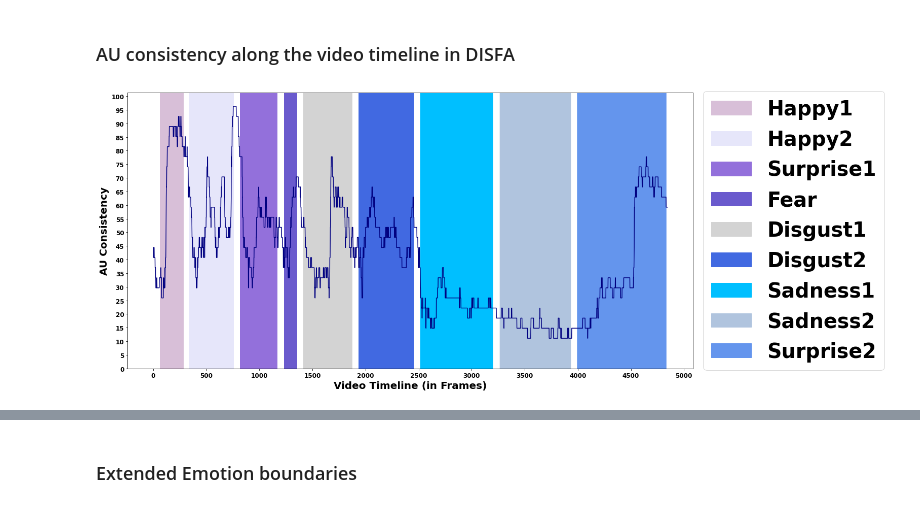
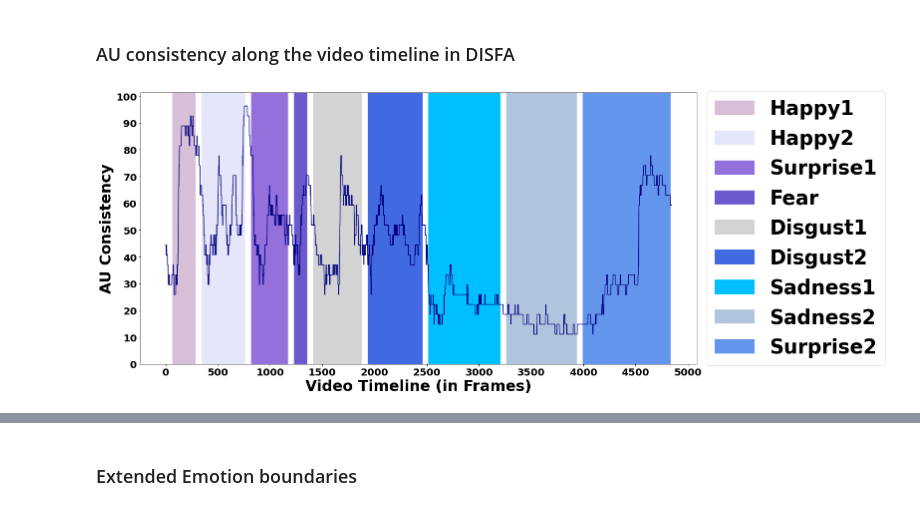
Before and after one commit to Shivansh-ct/Consistent-Keypoints, a Jupyter notebook: analysis_AU_consistency.ipynb, the cells around one changed output, grey strips where cells are left out. Drawn from its saved outputs; the diff is of its cells as text; code cells hidden in the pictures.

```diff
--- a/analysis_AU_consistency.ipynb
+++ b/analysis_AU_consistency.ipynb
@@ -8,38 +8,38 @@ AU_consistency = 100*ori_AU_consistency/27
 # %% [markdown]
 ### Emotions boundaries with Inter-Segment Gap (ISG)
 # %%
-emotions_dict = {"Happy1":['thistle',[64,282]], "Happy2":['lavender',[341, 754]],
-             "Surprise1":['mediumpurple',[816, 1164]], "Fear":['slateblue',[1232, 1352]],
-             "Disgust1":['lightgrey',[1413, 1872]], "Disgust2":['royalblue',[1934, 2454]],
-             "Sadness1":['deepskyblue',[2514, 3198]], "Sadness2":['lightsteelblue',[3264, 3932]],
-             "Surprise2":['cornflowerblue',[3993, 4831]]}
+emotions_dict = {"Happy1":['thistle',[64,282]], "Happy2":['lavender',[342, 754]],
+             "Surprise1":['mediumpurple',[816, 1164]], "Fear":['slateblue',[1226, 1353]],
+             "Disgust1":['lightgrey',[1413, 1873]], "Disgust2":['royalblue',[1934, 2454]],
+             "Sadness1":['deepskyblue',[2514, 3199]], "Sadness2":['lightsteelblue',[3260, 3933]],
+             "Surprise2":['cornflowerblue',[3994, 4831]]}
 # %% [markdown]
 ### AU consistency along the video timeline in DISFA
 # %%
 x = np.arange(0, AU_consistency.shape[0],1)
 y = AU_consistency.copy()
 fig, ax = plt.subplots(figsize=(20,10))
 mx=np.amax(y)+5
 # plt.figure(figsize=(20,10))
 plt.xticks(np.arange(0, 5001, 500))
 # plt.xticks(np.arange(0, x.shape[0], 500))
-plt.yticks(np.arange(0,mx,5))
+plt.yticks(np.arange(0,mx,10))
 plt.ylim(0,mx)
 for label in (ax.get_xticklabels() + ax.get_yticklabels()):
-    label.set_fontsize(12)
+    label.set_fontsize(20)
     label.set_fontweight('bold')
 for key in emotions_dict:
     color = emotions_dict[key][0]
     emotion = key
     a, b = emotions_dict[key][1][0], emotions_dict[key][1][1]
 #     plt.fill_between(x, 0, y, np.multiply(x>=a,x<b), color=color, label=emotion)
-    plt.fill_between(x, 0, mx*np.ones(y.shape[0]), np.multiply(x>=a,x<b), color=color, label=emotion)
+    plt.fill_between(x, 0, mx*np.ones(y.shape[0]), np.multiply(x>=a,x<=b), color=color, label=emotion)
 
 # plt.legend(loc='upper right', prop={'weight':'bold'})
-plt.ylabel('AU Consistency', fontsize=20, fontweight='bold')
-plt.xlabel('Video Timeline (in Frames)', fontsize=20, fontweight='bold')
+plt.ylabel('AU Consistency', fontsize=30, fontweight='bold')
+plt.xlabel('Video Timeline (in Frames)', fontsize=30, fontweight='bold')
 plt.plot(x,y, color='navy')
 plt.legend(loc='center left', bbox_to_anchor=(1, 0.5), prop={'weight':'bold', 'size':39.5})
 plt.savefig("Results/Consistency_vs_Frames.pdf", dpi=300, bbox_inches='tight')
 # %% [output]
-[figure, old version]
+[figure, new version]
```
Also changed, not shown: parts of 5 cells of this notebook, 4 other files.
